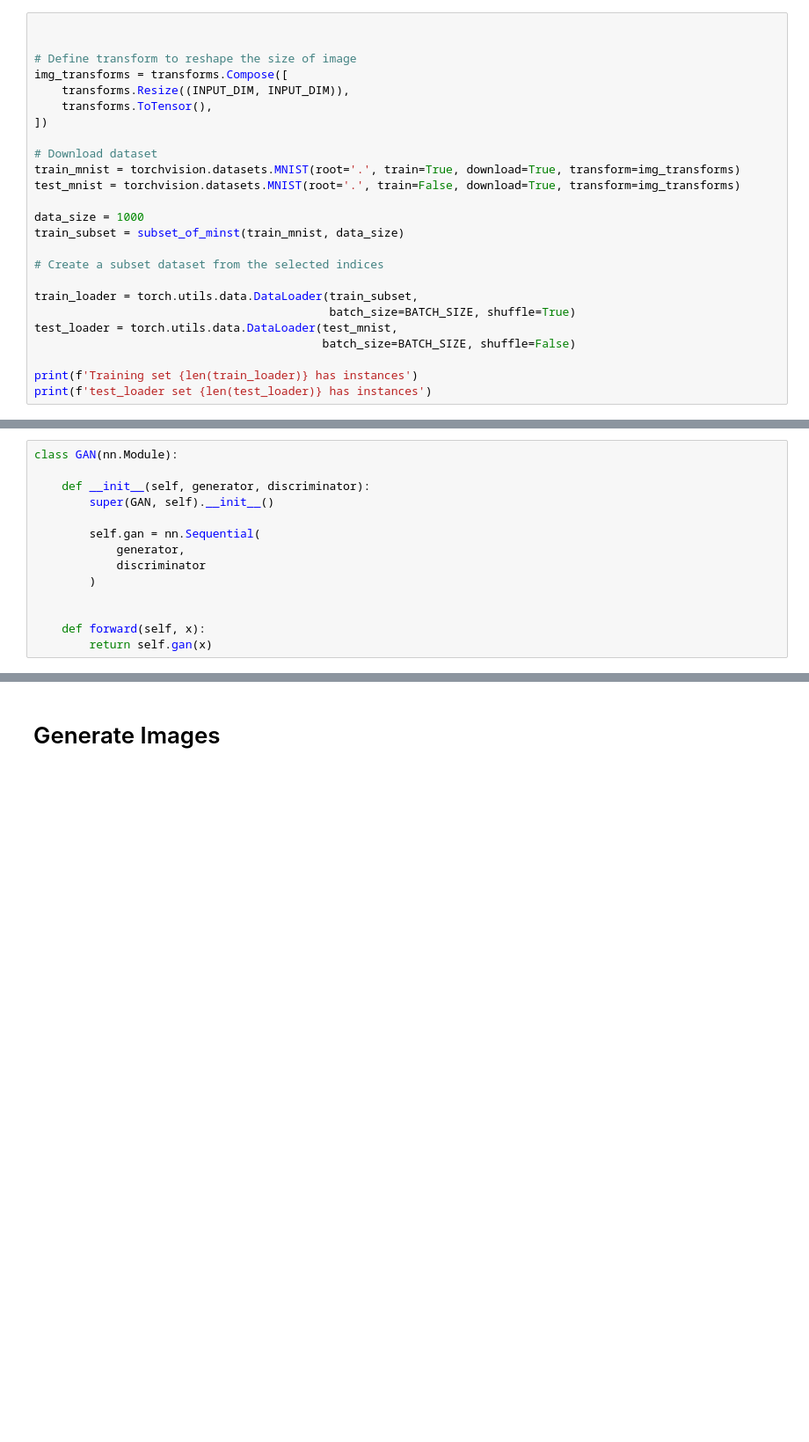
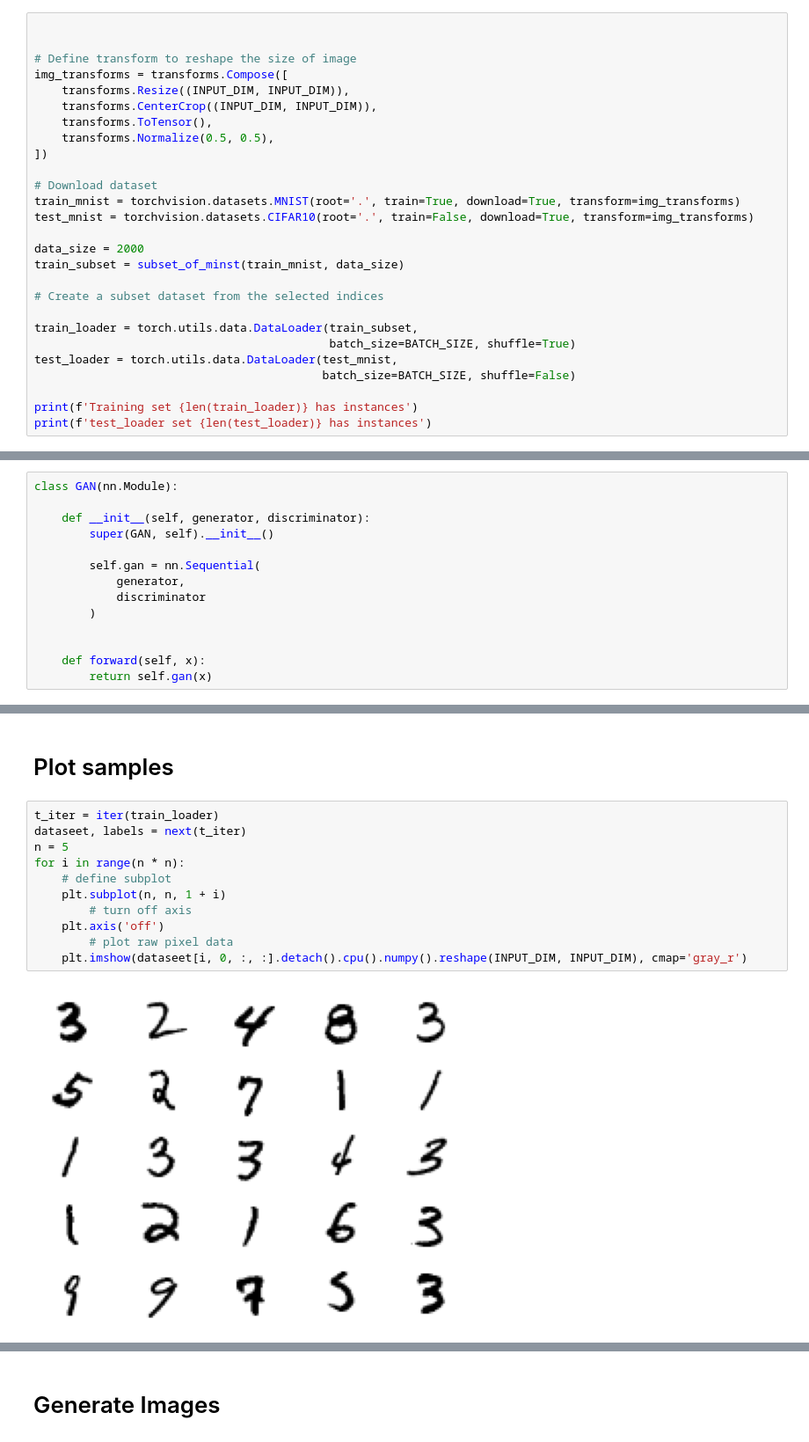
Before and after one commit to cgfalcon/XArtist, a Jupyter notebook: training/gan_tranining.ipynb, the cells around one changed output, grey strips where cells are left out. Shown: that part at 88% size. Drawn from its saved outputs; the diff is of its cells as text; blank space fills up the shorter version.

```diff
--- a/training/gan_tranining.ipynb
+++ b/training/gan_tranining.ipynb
@@ -41,14 +41,16 @@ LATENT_DIM = 100
 # Define transform to reshape the size of image
 img_transforms = transforms.Compose([
     transforms.Resize((INPUT_DIM, INPUT_DIM)),
+    transforms.CenterCrop((INPUT_DIM, INPUT_DIM)),
     transforms.ToTensor(),
+    transforms.Normalize(0.5, 0.5),
 ])
 
 # Download dataset
 train_mnist = torchvision.datasets.MNIST(root='.', train=True, download=True, transform=img_transforms)
-test_mnist = torchvision.datasets.MNIST(root='.', train=False, download=True, transform=img_transforms)
+test_mnist = torchvision.datasets.CIFAR10(root='.', train=False, download=True, transform=img_transforms)
 
-data_size = 1000
+data_size = 2000
 train_subset = subset_of_minst(train_mnist, data_size)
 
 # Create a subset dataset from the selected indices
@@ -493,3 +537,18 @@ def train_gan(g_model, d_model, gan_model, train_loader, device, epochs=100, bat
+# %% [markdown]
+# Plot samples
+# %%
+t_iter = iter(train_loader)
+dataseet, labels = next(t_iter)
+n = 5
+for i in range(n * n):
+    # define subplot
+	plt.subplot(n, n, 1 + i)
+		# turn off axis
+	plt.axis('off')
+		# plot raw pixel data
+	plt.imshow(dataseet[i, 0, :, :].detach().cpu().numpy().reshape(INPUT_DIM, INPUT_DIM), cmap='gray_r')
+# %% [output]
+[figure, added]
 # %%
 d_model = SimpleDiscriminatorModel()
 d_model.to(device)
```
Also changed, not shown: parts of 15 cells of this notebook.
